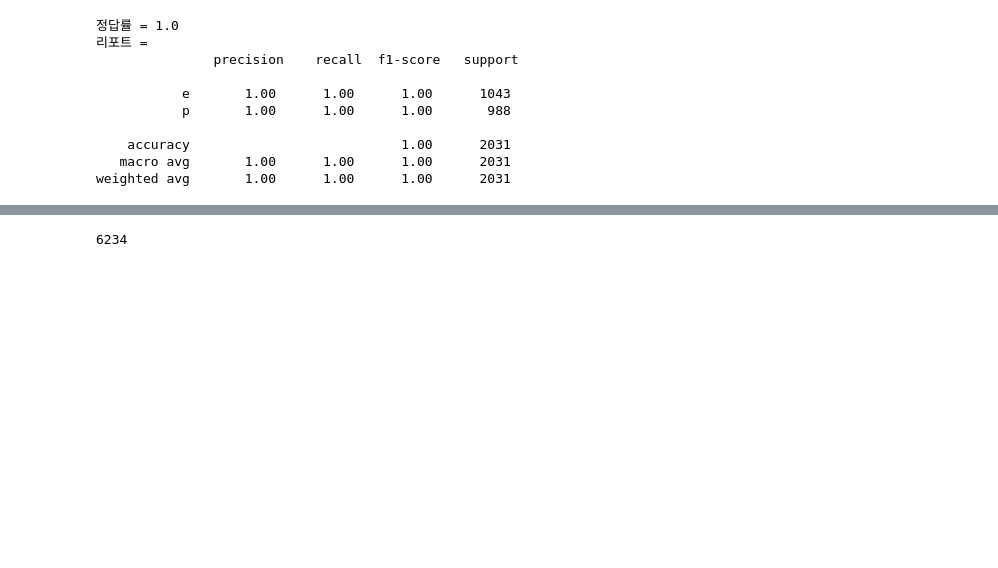
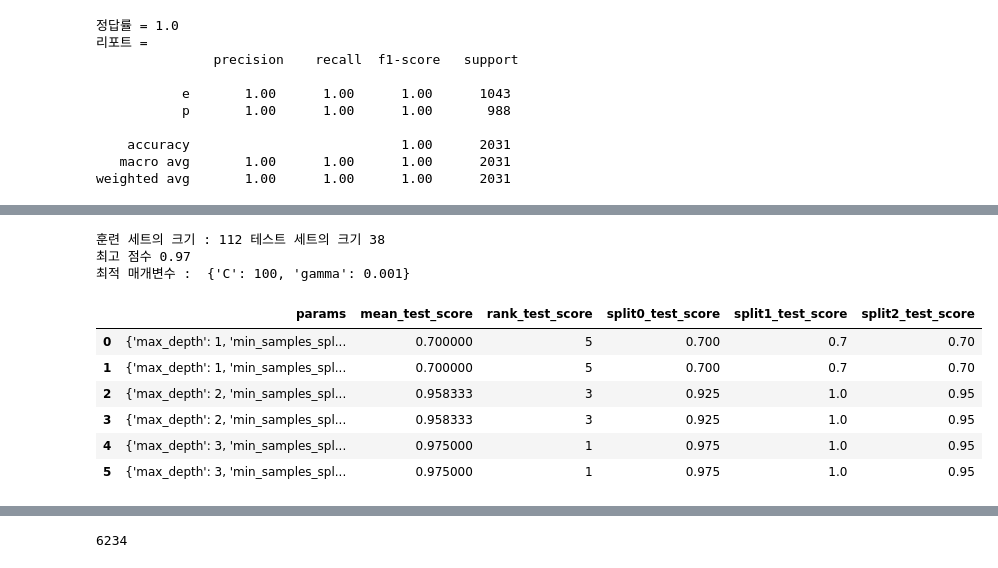
Before and after one commit to SoongMoo/bigData, a Jupyter notebook: 3day.ipynb, the cells around one changed output, grey strips where cells are left out. Drawn from its saved outputs; the diff is of its cells as text; code cells hidden in the pictures; blank space fills up the shorter version.

```diff
--- a/3day.ipynb
+++ b/3day.ipynb
@@ -452,2 +487,65 @@ print("평균 정답률 =", scores.mean())
+# %%
+from sklearn.svm import SVC
+from sklearn.datasets import load_iris
+from sklearn.model_selection import train_test_split
+
+iris = load_iris()
+x_train,x_test,y_train,y_test = train_test_split(iris.data,iris.target,random_state = 0)
+
+print("훈련 세트의 크기 : {} 테스트 세트의 크기 {}".format(x_train.shape[0],x_test.shape[0]))
+
+best_score = 0
+
+for gamma in [0.001,0.01,0.1,1,10,100]:
+    for C in [0.001,0.01,0.1,1,10,100]:
+        svm = SVC(gamma = gamma,C = C)
+        svm.fit(x_train,y_train)
+        score = svm.score(x_test,y_test)
+
+        if score > best_score:
+            best_score = score
+            best_parameters = {'C' : C,'gamma' : gamma}
+
+
+print("최고 점수 {:.2f}".format(best_score))
+print("최적 매개변수 : ",best_parameters)
+# %% [output]
+훈련 세트의 크기 : 112 테스트 세트의 크기 38
+최고 점수 0.97
+최적 매개변수 :  {'C': 100, 'gamma': 0.001}
+# %%
+import pandas as pd
+from sklearn.datasets import load_iris
+from sklearn.tree import DecisionTreeClassifier
+from sklearn.model_selection import GridSearchCV
+
+# 데이터를 로딩하고 학습데이타와 테스트 데이터 분리
+iris = load_iris()
+X_train, X_test, y_train, y_test = train_test_split(iris.data, iris.target, test_size=0.2, random_state=121)
+dtree = DecisionTreeClassifier()
+
+### parameter 들을 dictionary 형태로 설정
+parameters = {'max_depth':[1,2,3], 'min_samples_split':[2,3]}
+
+
+# param_grid의 하이퍼 파라미터들을 3개의 train, test set fold 로 나누어서 테스트 수행 설정.
+### refit=True 가 default 임. True이면 가장 좋은 파라미터 설정으로 재 학습 시킴.
+grid_dtree = GridSearchCV(dtree, param_grid=parameters, cv=3, refit=True)
+
+# 붓꽃 Train 데이터로 param_grid의 하이퍼 파라미터들을 순차적으로 학습/평가 .
+grid_dtree.fit(X_train, y_train)
+
+# GridSearchCV 결과 추출하여 DataFrame으로 변환
+scores_df = pd.DataFrame(grid_dtree.cv_results_)
+scores_df[['params', 'mean_test_score', 'rank_test_score', \
+           'split0_test_score', 'split1_test_score', 'split2_test_score']]
+# %% [output]
+|  | params | mean_test_score | rank_test_score | split0_test_score | split1_test_score | split2_test_score |
+| 0 | {'max_depth': 1, 'min_samples_spl... | 0.700000 | 5 | 0.700 | 0.7 | 0.70 |
+| 1 | {'max_depth': 1, 'min_samples_spl... | 0.700000 | 5 | 0.700 | 0.7 | 0.70 |
+| 2 | {'max_depth': 2, 'min_samples_spl... | 0.958333 | 3 | 0.925 | 1.0 | 0.95 |
+| 3 | {'max_depth': 2, 'min_samples_spl... | 0.958333 | 3 | 0.925 | 1.0 | 0.95 |
+| 4 | {'max_depth': 3, 'min_samples_spl... | 0.975000 | 1 | 0.975 | 1.0 | 0.95 |
+| 5 | {'max_depth': 3, 'min_samples_spl... | 0.975000 | 1 | 0.975 | 1.0 | 0.95 |
 # %%
 # 그리드 서치
```
Also changed, not shown: parts of 5 cells of this notebook.
